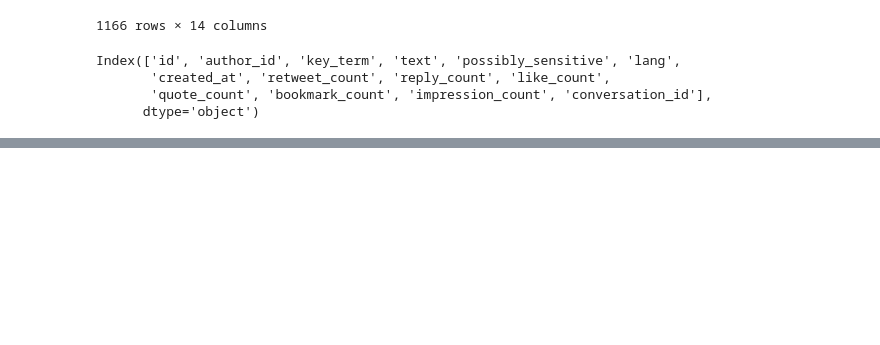
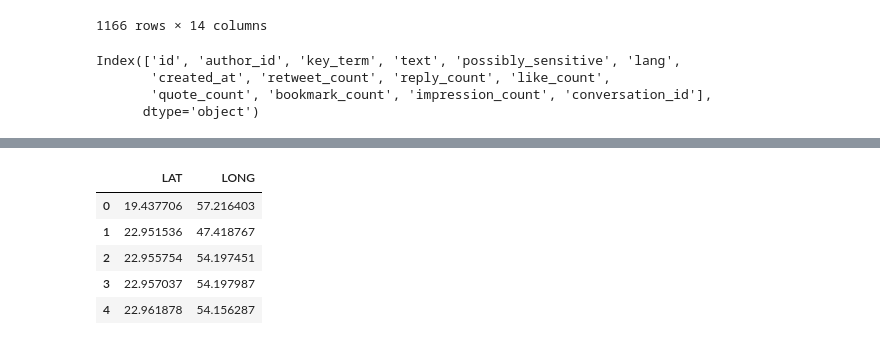
Before and after one commit to Fasih1994/DDA_social_media, a Jupyter notebook: Untitled.ipynb, the cells around one changed output, grey strips where cells are left out. Saved outputs shown, nothing was run; the diff lists cells and outputs as text; code cells hidden in the pictures; blank space fills up the shorter version.

```diff
--- a/Untitled.ipynb
+++ b/Untitled.ipynb
@@ -229,0 +268,9 @@ Index(['id', 'author_id', 'key_term', 'text', 'possibly_sensitive', 'lang',
+# %%
+locations.head()
+# %% [output]
+|  | LAT | LONG |
+| 0 | 19.437706 | 57.216403 |
+| 1 | 22.951536 | 47.418767 |
+| 2 | 22.955754 | 54.197451 |
+| 3 | 22.957037 | 54.197987 |
+| 4 | 22.961878 | 54.156287 |
```
Also changed, not shown: parts of 10 cells of this notebook, 6 other files.
